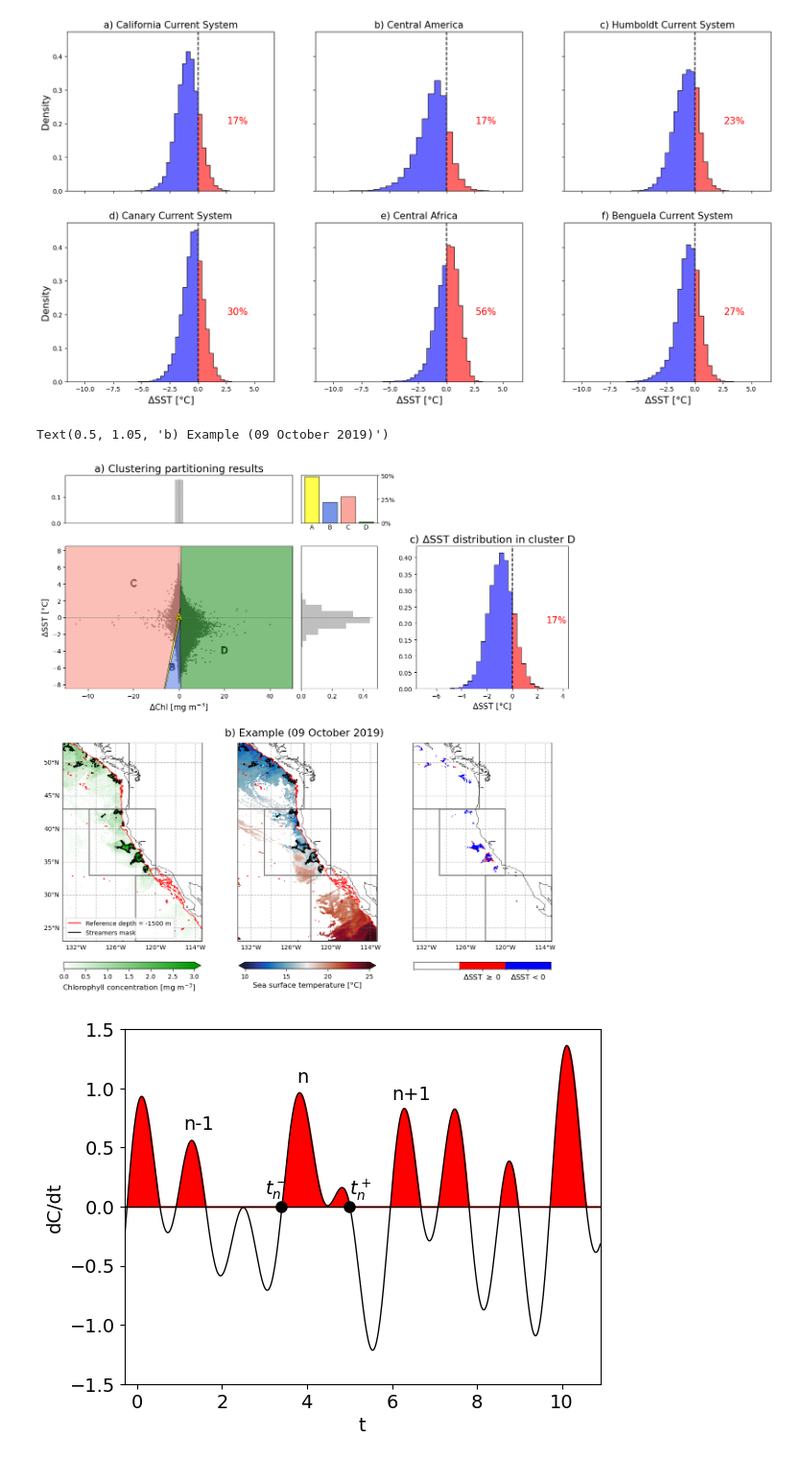
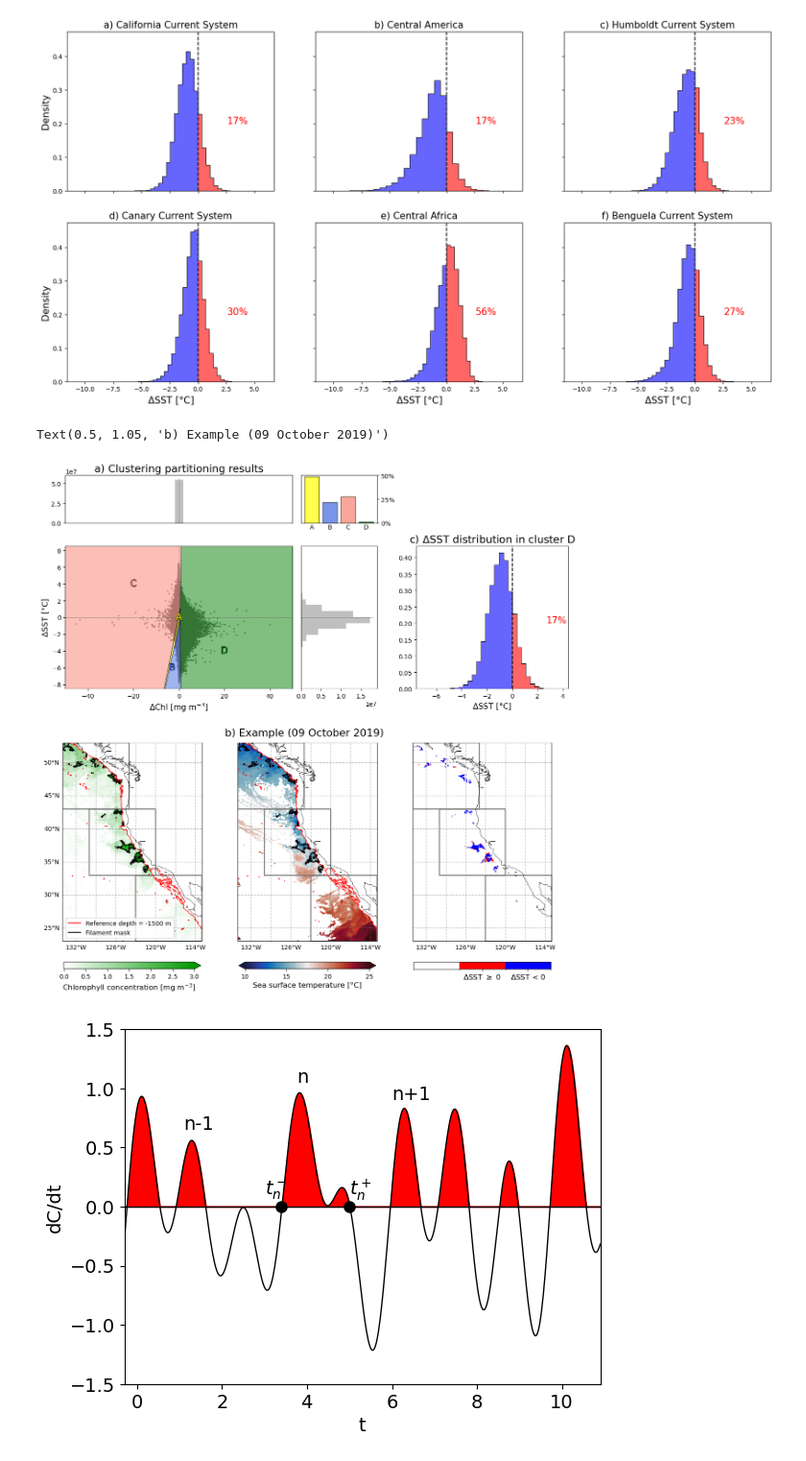
Before and after one commit to CMCC-Foundation/Filaments-EBUS, a Jupyter notebook: notebooks/figure1_and_supplementary.ipynb, the cells around one changed output. Shown at 96% size. Drawn from its saved outputs; the diff is of its cells as text; code cells hidden in the pictures.

```diff
--- a/notebooks/figure1_and_supplementary.ipynb
+++ b/notebooks/figure1_and_supplementary.ipynb
@@ -144,8 +144,8 @@ def plot_fils(ax, date, folder_path, group_idx, norm_chl, norm_sst, bigbox):
             region_name = 'atlantic'
         else:
             raise ValueError('No region found')
-        mask = xr.open_dataarray(os.path.join(folder_path, f'outputs/streamers_masks/box_{idx}.nc')).sel(time = date).astype(int)
-        warm_mask = xr.open_dataarray(f'estimate_1500m/{region_name}/outputs/warm_fils/box_{idx}.nc').sel(time = date).astype(int)
+        mask = xr.open_dataarray(os.path.join(folder_path, f'outputs/filament_masks/box_{idx}.nc')).sel(time = date).astype(int)
+        warm_mask = xr.open_dataarray(os.path.join(folder_path, f'outputs/warm_fils/box_{idx}.nc')).sel(time = date).astype(int)
         cold_mask = mask - warm_mask
 
         # Combine masks into a single mask: 0 = background, 1 = red, 2 = blue
@@ -200,7 +200,7 @@ axs = subfigs[0].subplot_mosaic("""AAAD..
                                    BBBCEE
                                    """)
 
-path = '/data01/benassi/export-biomass/final_version/sensitivity_test_years/pacific/10years/'
+path = '/data01/benassi/export-biomass/final_version/estimate_1500m/pacific/'
 
 region = read_region_input_files(os.path.join(path, 'regions.input'))['California Current System']
 
@@ -215,34 +215,34 @@ axs['E'].set_xlabel('$\Delta$SST [°C]', fontsize = 13)
 axs['A'].set_title('a) Clustering partitioning results', fontsize = 17)
 axs['E'].set_title('c) $\Delta$SST distribution in cluster D', fontsize = 17)
 
 
 axs = subfigs[1].subplots(ncols = 3, subplot_kw = {'projection' : PlateCarree()})
 
 for a in axs:
     a.coastlines(linewidths=0.5, zorder = 1000)
     a.tick_params(axis="both", labelsize=15)
     gl = a.gridlines(linewidth=1, color='gray', alpha=0.5, linestyle='--', zorder = 2, draw_labels = True)
     gl.top_labels = False
     gl.right_labels = False
     for box in region:
         plot_boxes(a, box, 'grey', None, x_offset = 0, y_offset = 0, add_num = False, lwd = 1)
     if a != axs[0]:
         gl.left_labels = False
 
 norm_chl = Normalize(vmin = 0, vmax = 3)
 norm_sst = Normalize(vmin = 10, vmax = 25)
 
 bigbox = (-134, -113, 23, 53)
 date = pd.to_datetime('2019-10-9')
 
 plot_fils(axs, date, path, 0, norm_chl, norm_sst, bigbox)
 
 subfigs[1].suptitle(f"b) Example ({date.strftime('%d %B %Y')})", y = 1.05, fontsize = 17)
 
 #plt.savefig('../images/fig2_california_clustering.jpg', bbox_inches = 'tight')
 # %% [output]
 Text(0.5, 1.05, 'b) Example (09 October 2019)')
-[figure, old version]
+[figure, new version]
 # %%
 # %% [output]
 [figure]
```
Also changed, not shown: parts of 1 cell of this notebook, 14 other files.
